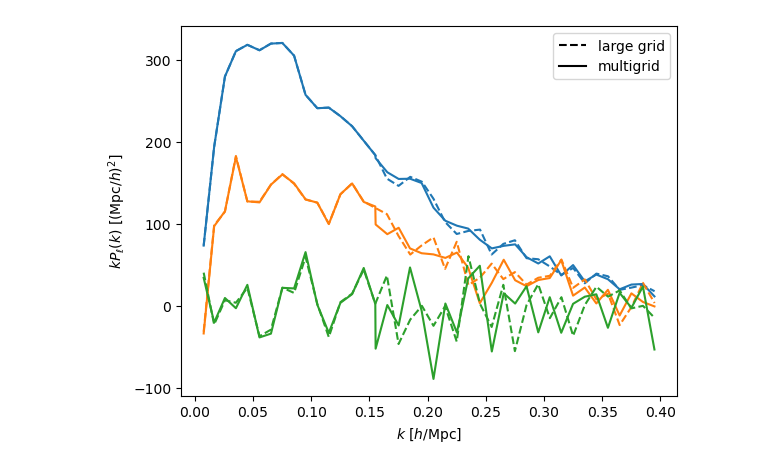
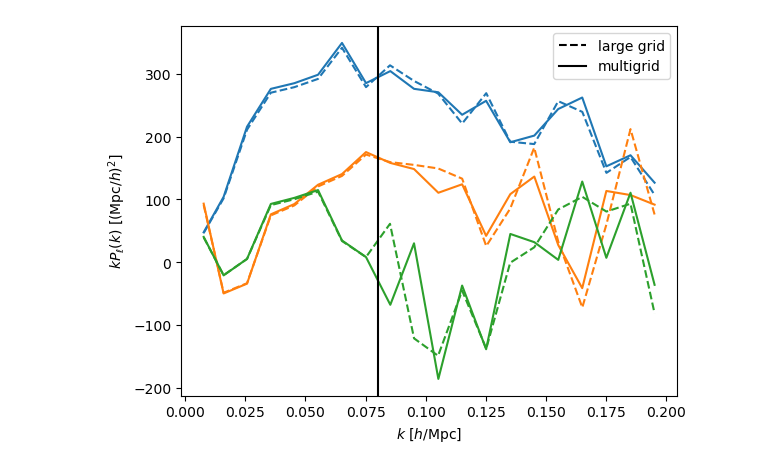
Before and after one commit to adematti/jax-power, a Jupyter notebook: nb/multigrid.ipynb, the cells around one changed output. Drawn from its saved outputs; the diff is of its cells as text; code cells hidden in the pictures.

```diff
--- a/nb/multigrid.ipynb
+++ b/nb/multigrid.ipynb
@@ -11,7 +11,7 @@ from jaxpower import (compute_mesh_power, PowerSpectrumMultipoles, generate_gaus
                       compute_fkp_power, BinnedStatistic, WindowMatrix, MeshAttrs, BinAttrs, compute_mean_mesh_power, compute_mesh_window, compute_normalization, utils, create_sharding_mesh, make_particles_from_local, create_sharded_array, create_sharded_random, compute_fkp_normalization_and_shotnoise)
 
 attrs = MeshAttrs(meshsize=(128,) * 3, boxsize=1000., boxcenter=1200.)
-size = int(5e-4 * attrs.boxsize.prod())
+size = int(1e-4 * attrs.boxsize.prod())
 data = generate_uniform_particles(attrs, size + 1, seed=42)
 randoms = generate_uniform_particles(attrs, 4 * size + 1, seed=43)
 
@@ -30,8 +30,9 @@ theory = BinnedStatistic(x=[kin] * len(ells), edges=[kinedges] * len(ells), valu
 mesh = generate_anisotropic_gaussian_mesh(attrs, theory, seed=random.key(42), los='local', unitary_amplitude=True)
 data = data.clone(weights=1. + mesh.read(data.positions))
 # %%
-fkp = FKPField(data, randoms)
+fkp = FKPField(data, randoms, **attrs.clone(boxsize=2. * attrs.boxsize))  # x2 padding
 norm, shotnoise_nonorm = compute_fkp_normalization_and_shotnoise(fkp)
 #mesh = fkp.paint(resampler='tsc', interlacing=0, compensate=False, out='real')
 mesh = fkp.paint(resampler='tsc', interlacing=3, compensate=True, out='real')
+print(mesh.attrs)
 poles = compute_mesh_power(mesh, edges={'step': 0.01}, ells=(0, 2, 4), los='firstpoint').clone(norm=norm, shotnoise_nonorm=shotnoise_nonorm)
@@ -59,14 +62,15 @@ for level, nsubbox in enumerate([1, nsubboxes]):
             return particles.clone(positions=particles.positions[mask], weights=particles.weights[mask])
 
         # FKP field = data - randoms
-        fkp = FKPField(get_subbox_particles(data), get_subbox_particles(randoms), boxsize=subboxsize,
+        fkp = FKPField(get_subbox_particles(data), get_subbox_particles(randoms), boxsize=2 * subboxsize,
                        boxcenter=(isub + 0.5) * subboxsize + offset,
                        meshsize=attrs.meshsize // nsubboxes)
-        # We could compute the normalization only once (or sumup the subbox normalizations);
+        # We could compute the normalization only once (or sum up the subbox normalizations);
         # same about shotnoise
         norm_subbox, shotnoise_nonorm_subbox = compute_fkp_normalization_and_shotnoise(fkp)
         # Paint field to mesh
         mesh = fkp.paint(resampler='tsc', interlacing=3, compensate=True, out='real')
+        print(level, mesh.attrs)
         # Compute mesh power spectrum
         poles_subbox = compute_mesh_power(mesh, edges=edges, ells=(0, 2, 4), los='firstpoint').clone(norm=norm_subbox, shotnoise_nonorm=shotnoise_nonorm_subbox)
         list_poles[level].append(poles_subbox)
@@ -87,7 +101,7 @@ def combine_multigrid_power(list_power, fnyq=0.8):
             list_nmodes.append(nmodes[sl])
             list_x.append(x[sl])
             list_edges.append(edges[sl.start:sl.stop + final])
-            last_edge = list_edges[-1][-1]
+            last_edge = edges[idx[-1]]
         return list_slices, np.concatenate(list_nmodes), np.concatenate(list_x), np.concatenate(list_edges)
 
     list_slices, nmodes, x, edges = get_slices([(list_power[level][0].nmodes(projs=0), list_power[level][0].x(projs=0), list_power[level][0].edges(projs=0)) for level in list_power])
@@ -102,19 +116,21 @@ def combine_multigrid_power(list_power, fnyq=0.8):
     return PowerSpectrumMultipoles(x, power_nonorm=power_nonorm, nmodes=nmodes, edges=edges, ells=ells,
                                    norm=norm, shotnoise_nonorm=shotnoise_nonorm, power_zero_nonorm=power._power_zero_nonorm)
 # %%
-poles_multigrid = combine_multigrid_power(list_poles)
+fnyq = 0.8
+poles_multigrid = combine_multigrid_power(list_poles, fnyq=fnyq)
 ax = plt.gca()
 for iproj, proj in enumerate(poles_multigrid.projs):
     color = 'C{:d}'.format(iproj)
     k = poles.x(projs=proj)
     ax.plot(k, k * poles.view(projs=proj).real, linestyle='--', color=color)
     k = poles_multigrid.x(projs=proj)
     ax.plot(k, k * poles_multigrid.view(projs=proj).real, linestyle='-', color=color)
 ax.plot([], [], color='k', linestyle='--', label='large grid')
 ax.plot([], [], color='k', linestyle='-', label='multigrid')
+ax.axvline(x=list_poles[0][0].edges(projs=0)[-1] * fnyq, color='k')
 ax.set_xlabel(r'$k$ [$h/\mathrm{Mpc}$]')
 ax.set_ylabel(r'$k P_{\ell}(k)$ [$(\mathrm{Mpc}/h)^{2}$]')
 ax.legend()
 plt.show()
 # %% [output]
-[figure, old version]
+[figure, new version]
```
Also changed, not shown: parts of 3 cells of this notebook, 1 other file.
